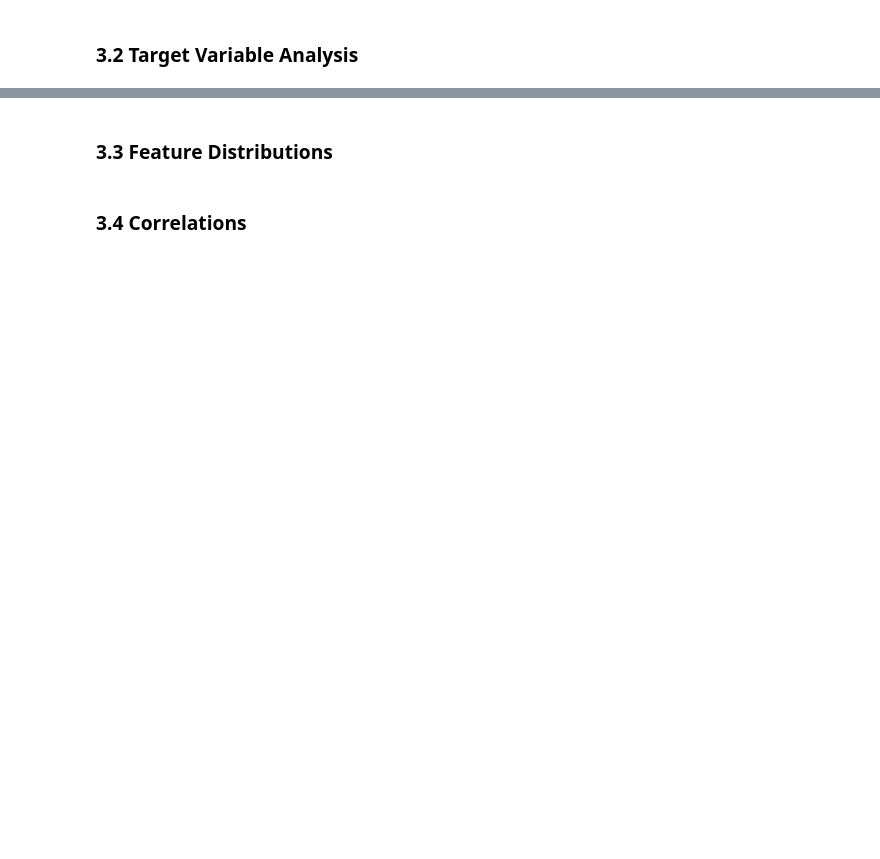
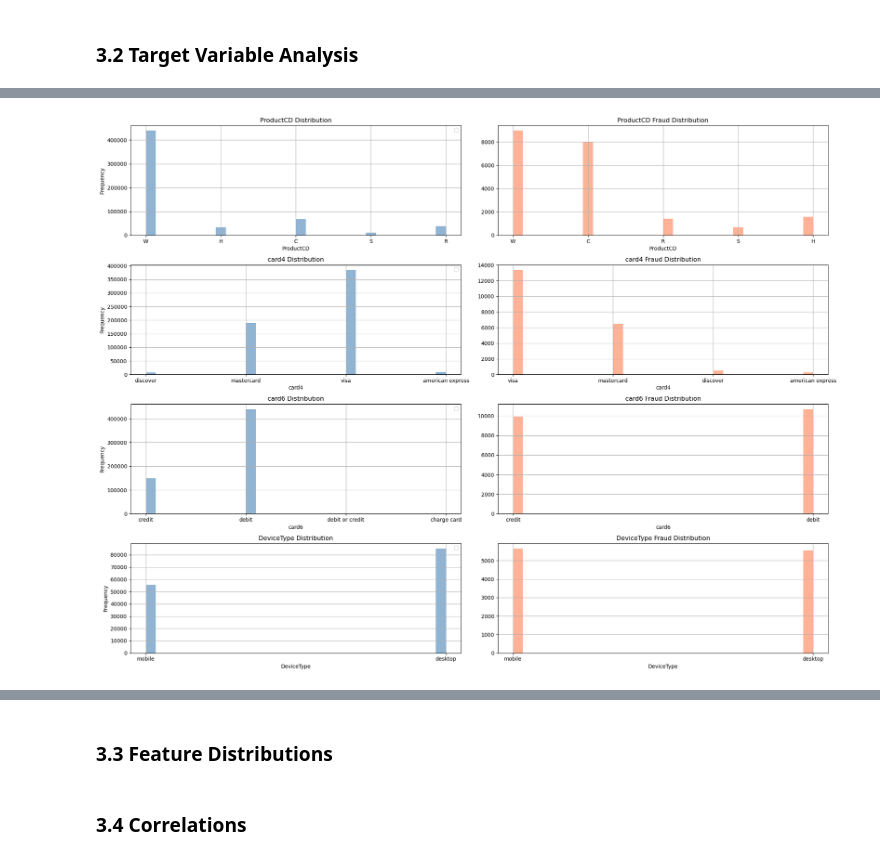
Before and after one commit to BenDuong/Bank-Fraud-Detection, a Jupyter notebook: capstone2_project_template.ipynb, the cells around one changed output, grey strips where cells are left out. Saved outputs shown, nothing was run; the diff lists cells and outputs as text; code cells hidden in the pictures; blank space fills up the shorter version.

```diff
--- a/capstone2_project_template.ipynb
+++ b/capstone2_project_template.ipynb
@@ -101,0 +376,33 @@ import joblib
+# %%
+# Visualize key features by class
+key_features = ['ProductCD', 'card4', 'card6', 'DeviceType']
+fig, axes = plt.subplots(4, 2, figsize=(20, 15))
+axes = axes.ravel()
+n = 0
+
+for idx, feature in enumerate(key_features):
+    if idx > 0:
+        idx = idx + n
+
+    trans_train_clean[feature].hist(bins=30, alpha=0.6,   ax=axes[idx], color='steelblue')
+
+    axes[idx].set_xlabel(feature)
+    axes[idx].set_ylabel('Frequency')
+    axes[idx].legend()
+    axes[idx].set_title(f'{feature} Distribution')
+
+    idx = idx + 1
+
+    trans_train_clean[trans_train_clean['isFraud']==1][feature].hist(bins=30, alpha=0.6
+                                                      , ax=axes[idx], color='coral')
+    axes[idx].set_xlabel(feature)
+    axes[idx].set_title(f'{feature} Fraud Distribution')
+
+    n+=1
+
+
+
+plt.tight_layout()
+plt.show()
+# %% [output]
+[figure, added]
```
Also changed, not shown: parts of 25 cells of this notebook.
